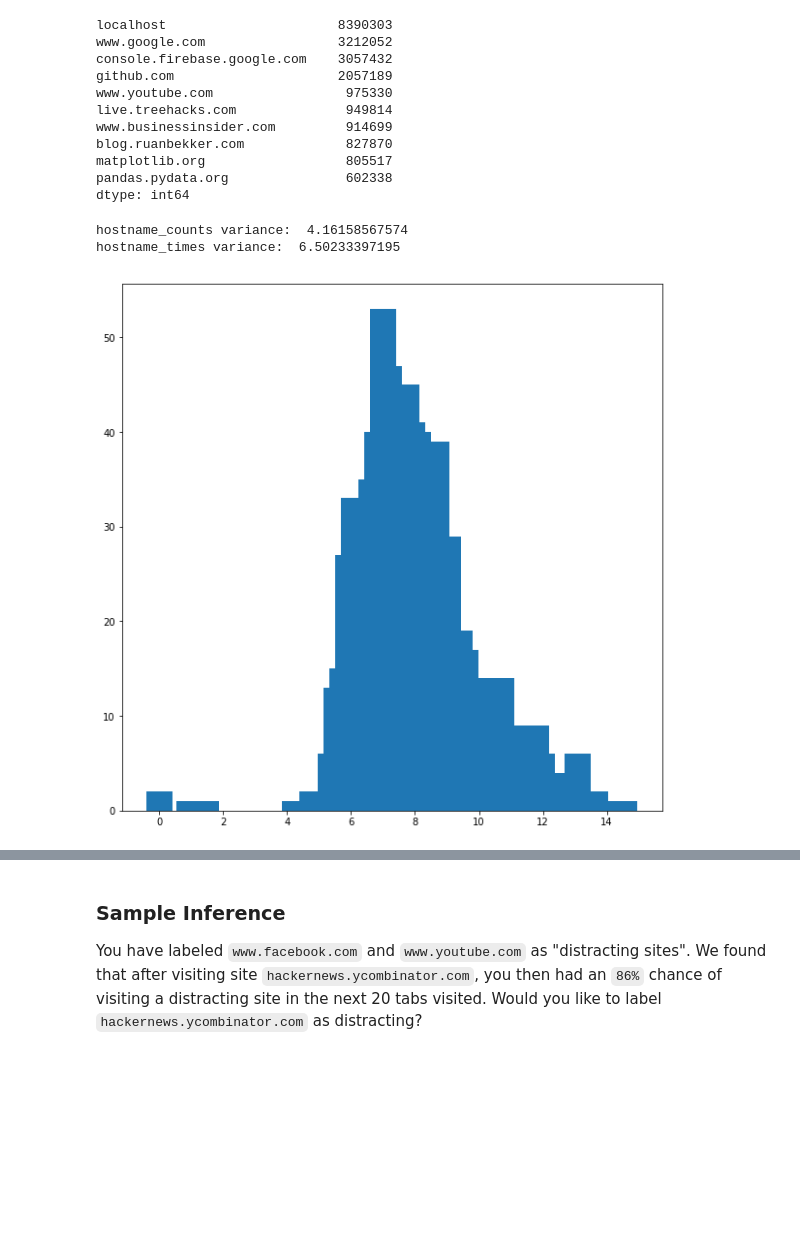
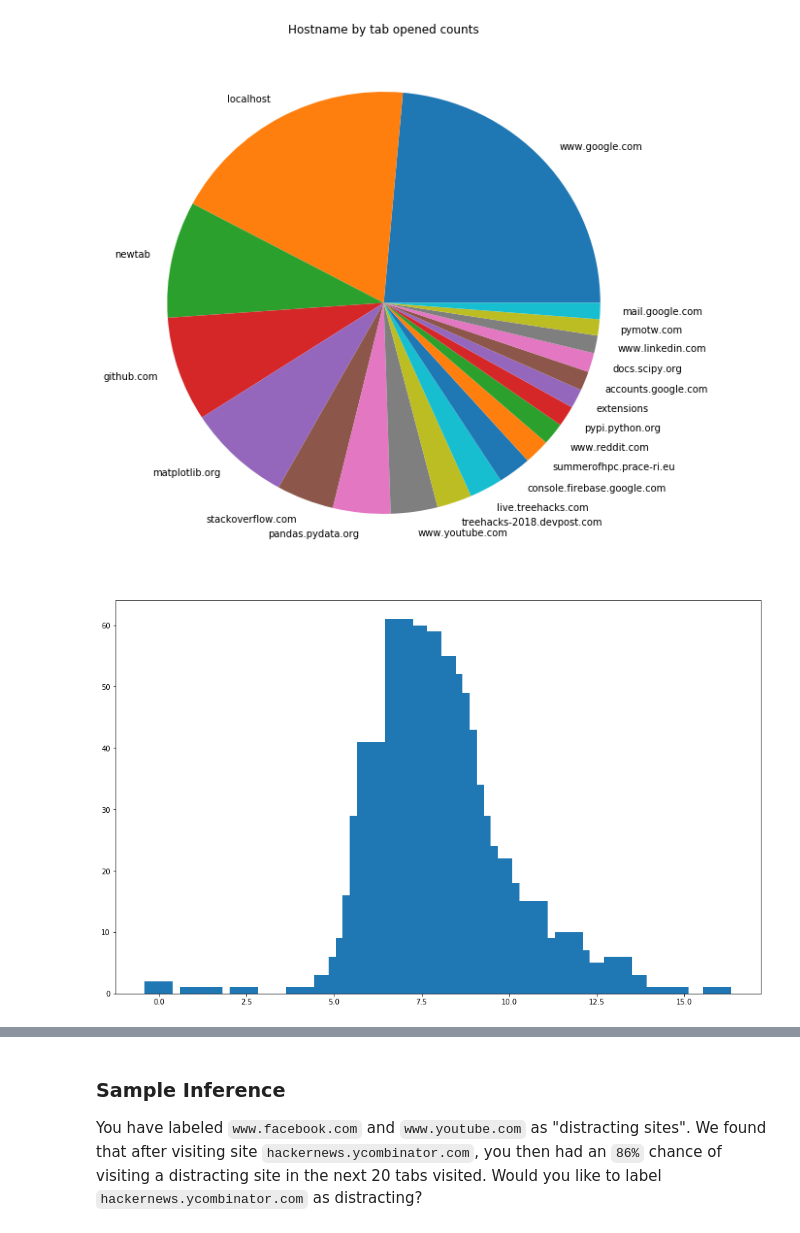
Before and after one commit to chrisdats/TJ-habit-bot, a Jupyter notebook: data_analysis/analysis.ipynb, the cells around one changed output, grey strips where cells are left out. Cells and saved outputs as stored; diff of their text form; code cells hidden in the pictures; blank space fills up the shorter version.

```diff
--- a/data_analysis/analysis.ipynb
+++ b/data_analysis/analysis.ipynb
@@ -30,4 +21,5 @@ plt.show()
 # %%
+hostname_counts = df['hostname'].value_counts()
 hostname_times = pd.Series()
 for i in range(len(df)):
     row = df.iloc[i]
@@ -37,32 +29,28 @@ for i in range(len(df)):
     else:
         hostname_times[hostname] = row['time']
 hostname_times = hostname_times.sort_values(ascending=False)
-hostname_times[:10]
-# %% [output]
-localhost                      8390303
-www.google.com                 3212052
-console.firebase.google.com    3057432
-github.com                     2057189
-www.youtube.com                 975330
-live.treehacks.com              949814
-www.businessinsider.com         914699
-blog.ruanbekker.com             827870
-matplotlib.org                  805517
-pandas.pydata.org               602338
-dtype: int64
-# %%
-print('hostname_counts variance: ', (hostname_counts.values / hostname_counts.values.mean()).var())
-print('hostname_times variance: ', (hostname_times.values / hostname_times.values.mean()).var())
-# %% [output]
-hostname_counts variance:  4.16158567574
-hostname_times variance:  6.50233397195
 # %%
-import numpy as np
+fig, ax = plt.subplots(figsize=(10, 10))
+ax.pie(hostname_counts.values[:20], labels=hostname_counts.keys()[:20])
+plt.title('Hostname by tab opened counts')
+
 # the log of time spent on a tab is distributed like so
 times = df['time'].as_matrix()
 hist, bins = np.histogram(np.log(times+1), bins=80)
+fig, ax = plt.subplots(figsize=(16, 10))
+ax.bar(bins[:-1], hist)
+
+# observe the difference between `newtab` in this vs the previous
 fig, ax = plt.subplots(figsize=(10, 10))
-ax.bar(bins[:-1], hist)
+ax.pie(hostname_times.values[:20], labels=hostname_times.keys()[:20])
+plt.title('Hostname by time tab open')
+
 plt.show()
+
+print('hostname_counts variance: ', (hostname_counts.values / hostname_counts.values.mean()).var())
+print('hostname_times variance: ', (hostname_times.values / hostname_times.values.mean()).var())
+print()
+print(hostname_times[:10])
 # %% [output]
-[figure, old version]
+[figure, new version]
+[figure, added]
```
Also changed, not shown: parts of 11 cells of this notebook, 2 other files.
